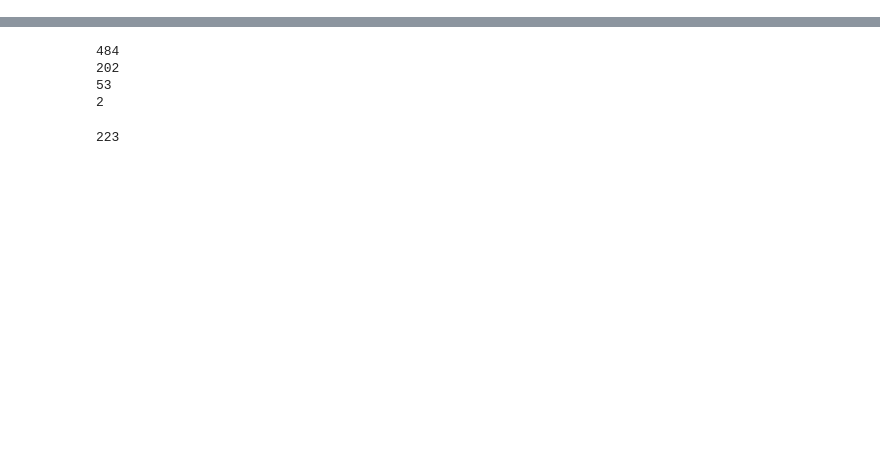
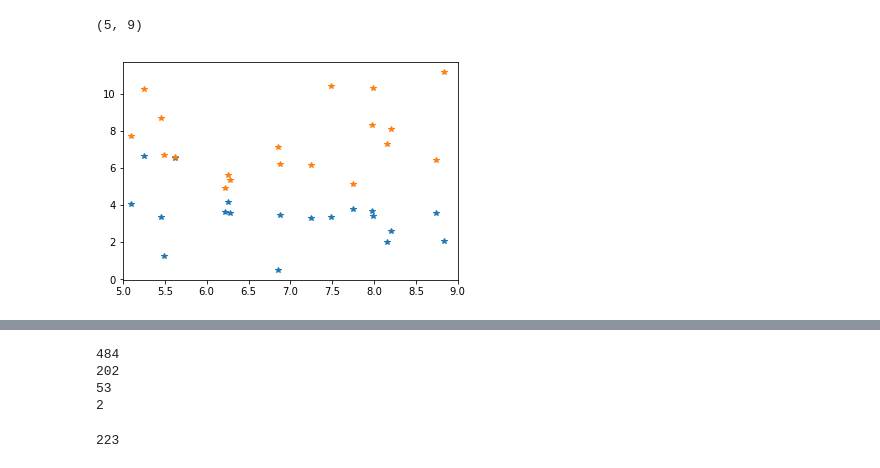
Before and after one commit to sstoikov/music-catalogs, a Jupyter notebook: models.ipynb, the cells around one changed output, grey strips where cells are left out. Saved outputs shown, nothing was run; the diff lists cells and outputs as text; code cells hidden in the pictures; blank space fills up the shorter version.

```diff
--- a/models.ipynb
+++ b/models.ipynb
@@ -30,3 +81,10 @@ print(len(data[data['type']=='10_year']))
+# %%
+plt.plot(asks7y['dollar_age'],asks7y['buyNowPriceMultiple']/asks7y['buyNowPrice']*asks7y['latest offer'], '*')
+plt.plot(asks7y['dollar_age'],asks7y['buyNowPriceMultiple'], '*')
+plt.xlim([5,9])
+# %% [output]
+(5, 9)
+[figure, added]
 # %%
 new_data = pd.read_csv('data - new.csv')
 new_data.head()
```
Also changed, not shown: parts of 32 cells of this notebook.
